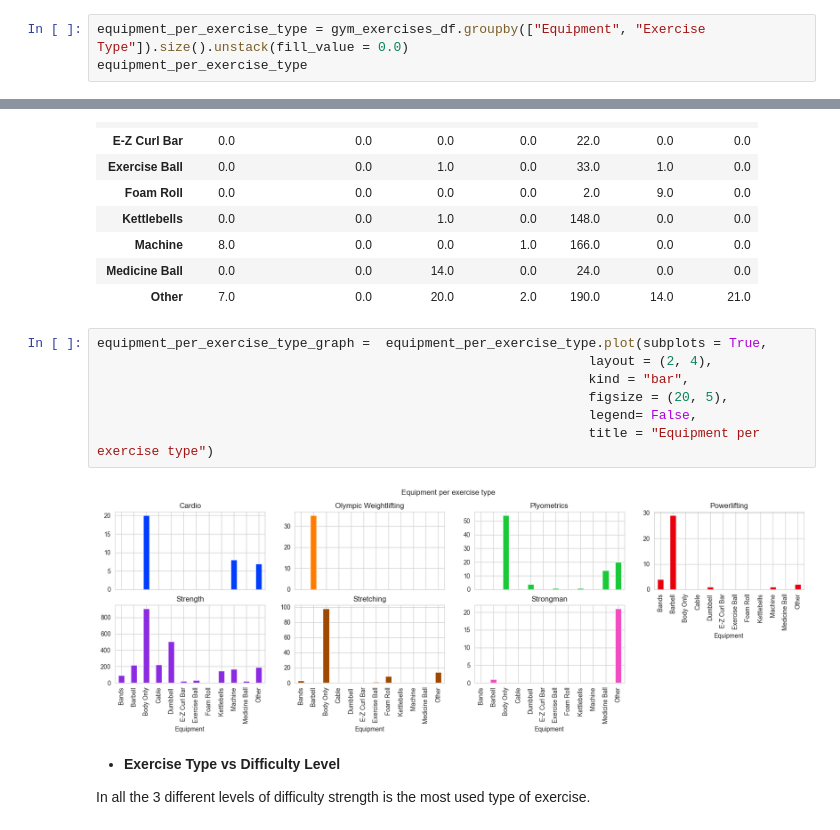
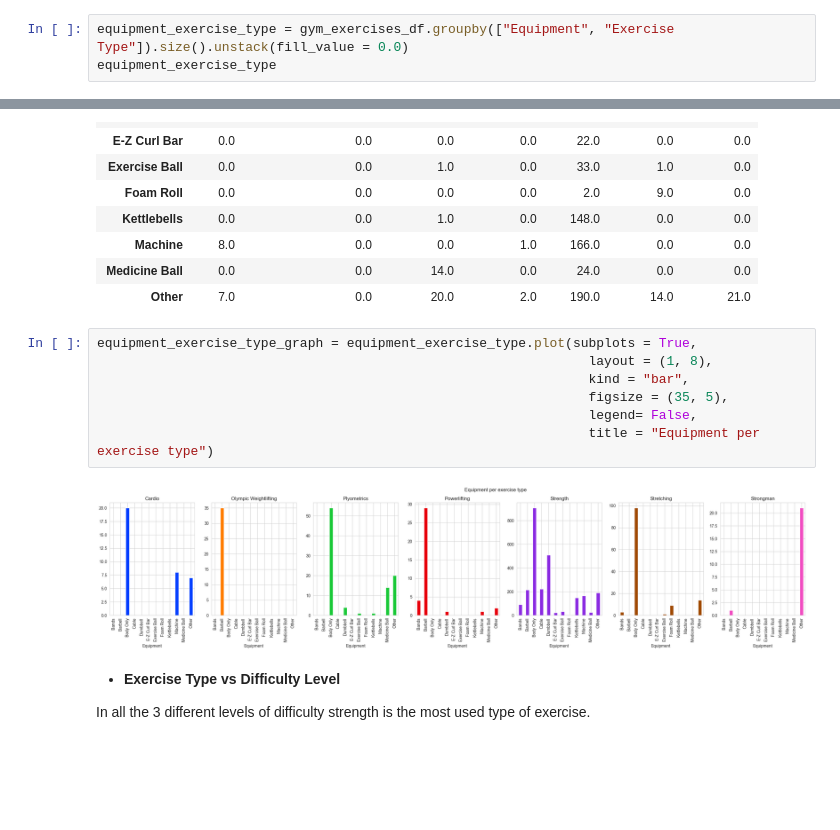
Before and after one commit to herrerovir/Gym-exercises-exploratory-data-analysis, a Jupyter notebook: EDA-gym-exercises.ipynb, the cells around one changed output, grey strips where cells are left out. Saved outputs shown, nothing was run; the diff lists cells and outputs as text; blank space fills up the shorter version.

```diff
--- a/EDA-gym-exercises.ipynb
+++ b/EDA-gym-exercises.ipynb
@@ -552,8 +552,8 @@ The most used equipment per exercise type is:
 
 Therefore, the most used equipment for each type of exercise is body only followed y barbell.
 # %%
-equipment_per_exercise_type = gym_exercises_df.groupby(["Equipment", "Exercise Type"]).size().unstack(fill_value = 0.0)
-equipment_per_exercise_type
+equipment_exercise_type = gym_exercises_df.groupby(["Equipment", "Exercise Type"]).size().unstack(fill_value = 0.0)
+equipment_exercise_type
 # %% [output]
 | Exercise Type | Cardio | Olympic Weightlifting | Plyometrics | Powerlifting | Strength | Stretching | Strongman |
 | Equipment |  |  |  |  |  |  |  |
@@ -570,14 +570,14 @@ equipment_per_exercise_type
 | Medicine Ball | 0.0 | 0.0 | 14.0 | 0.0 | 24.0 | 0.0 | 0.0 |
 | Other | 7.0 | 0.0 | 20.0 | 2.0 | 190.0 | 14.0 | 21.0 |
 # %%
-equipment_per_exercise_type_graph =  equipment_per_exercise_type.plot(subplots = True,
-                                                               layout = (2, 4),
+equipment_exercise_type_graph = equipment_exercise_type.plot(subplots = True,
+                                                               layout = (1, 8),
                                                                kind = "bar",
-                                                               figsize = (20, 5),
+                                                               figsize = (35, 5),
                                                                legend= False,
                                                                title = "Equipment per exercise type")
 # %% [output]
-[figure, old version]
+[figure, new version]
 # %% [markdown]
 * **Exercise Type vs Difficulty Level**
 
```
Also changed, not shown: parts of 20 cells of this notebook.
